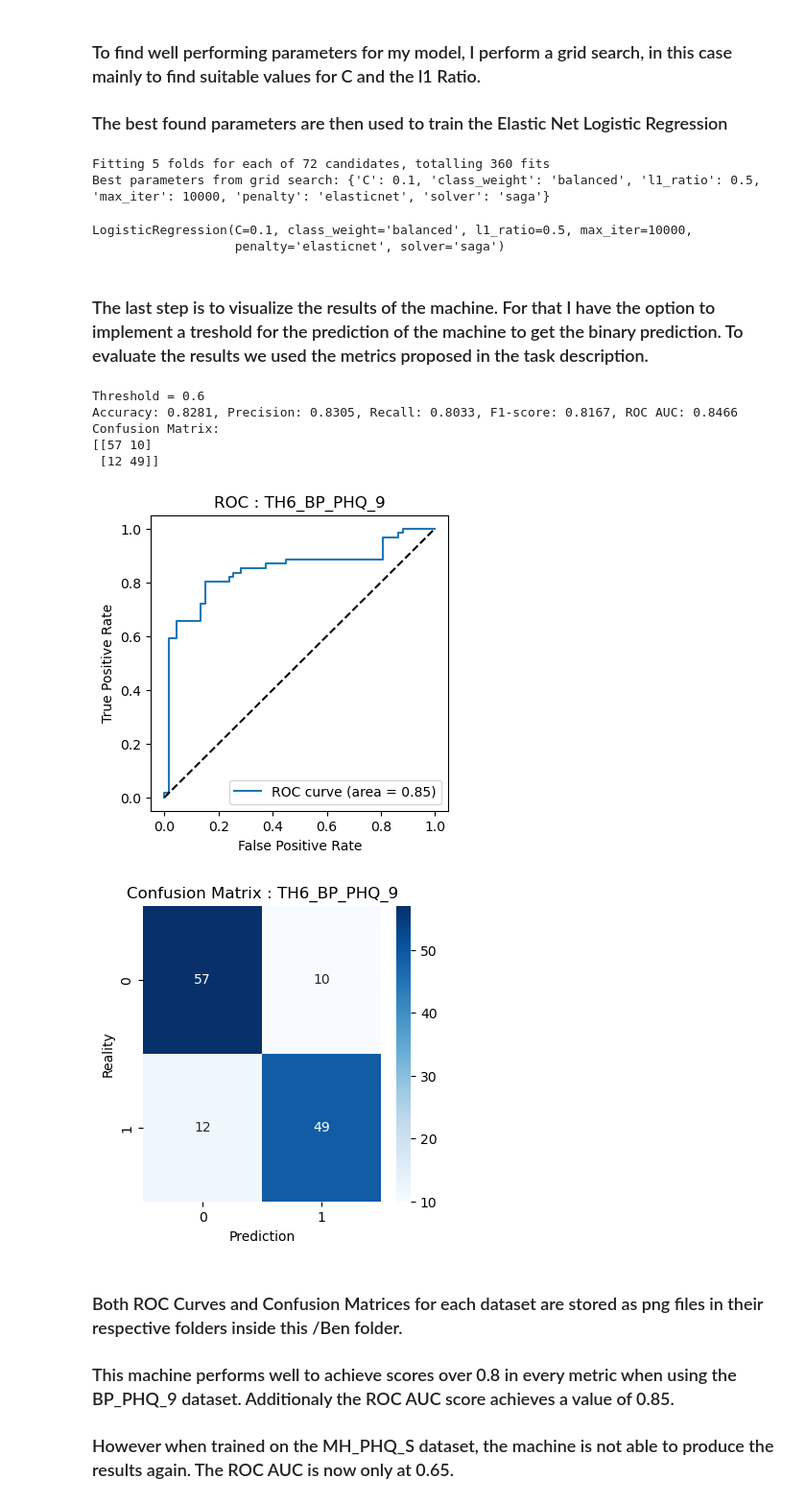
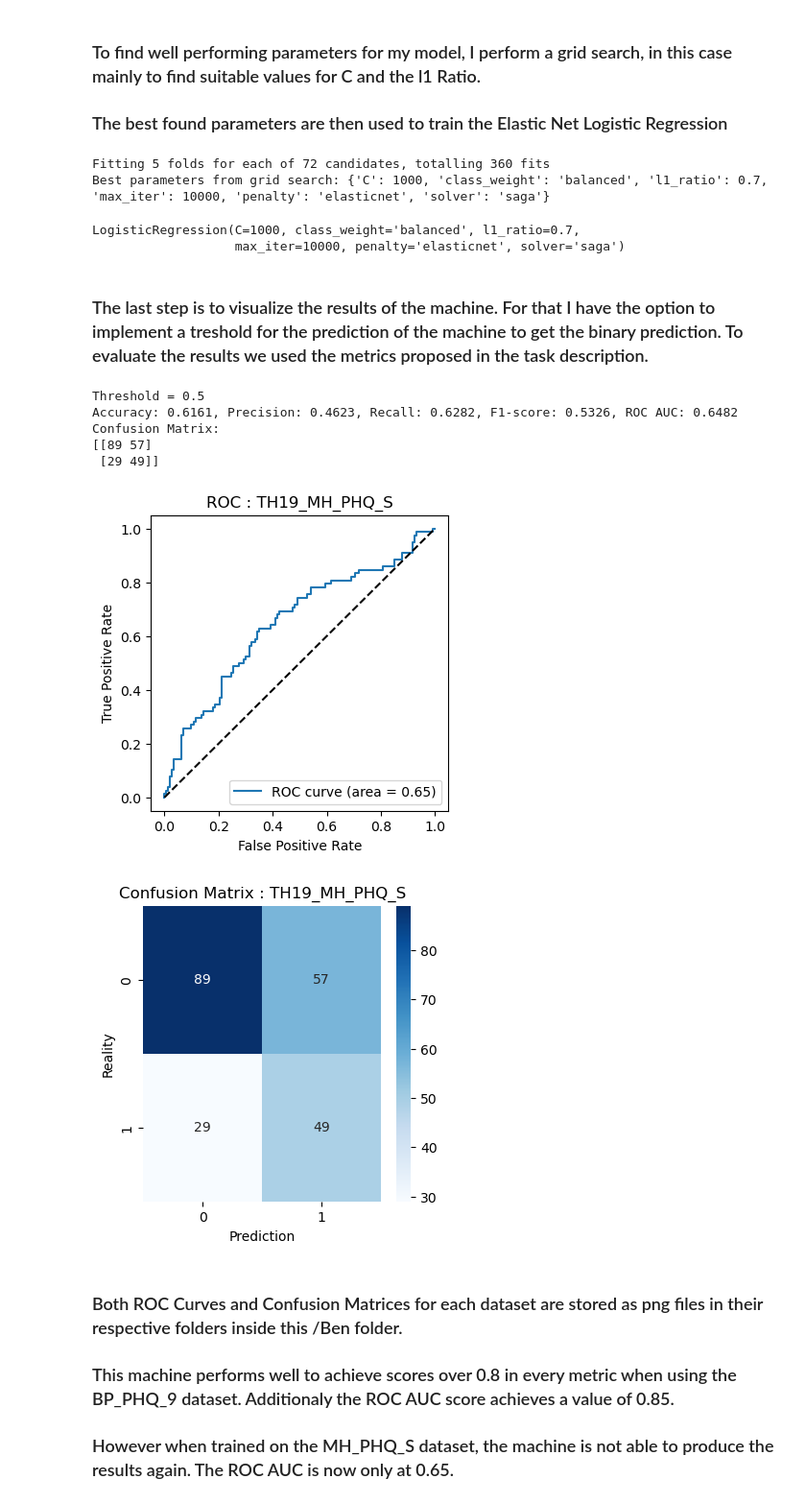
Before and after one commit to tam4x/Depression_Level_Classifier, a Jupyter notebook: Ben/Elastic_Net_Classifier_Notebook.ipynb, the cells around one changed output. Shown at 96% size. Drawn from its saved outputs; the diff is of its cells as text; code cells hidden in the pictures.

```diff
--- a/Ben/Elastic_Net_Classifier_Notebook.ipynb
+++ b/Ben/Elastic_Net_Classifier_Notebook.ipynb
@@ -86,12 +88,12 @@ def extractor(df, threshold=0.9):
 # %%
 # Load the different datasets; always activate only one and change title results accordingly
 
-data = pd.read_csv('/home/jovyan/Depression_Level_Classifier/data/Threshold_6_Operator_-_Depressionfeature_BP_PHQ_9_PercentofDataset_100.csv')
-#data = pd.read_csv('/home/jovyan/Depression_Level_Classifier/data/Threshold_19_Operator_-_Depressionfeature_MH_PHQ_S_PercentofDataset_100.csv')
+#data = pd.read_csv('/home/jovyan/Depression_Level_Classifier/data/Threshold_6_Operator_-_Depressionfeature_BP_PHQ_9_PercentofDataset_100.csv')
+data = pd.read_csv('/home/jovyan/Depression_Level_Classifier/data/Threshold_19_Operator_-_Depressionfeature_MH_PHQ_S_PercentofDataset_100.csv')
 
 #keep track which threshold and version to save results correctly.
-title_results = "TH6_BP_PHQ_9"
-#title_results = "TH19_MH_PHQ_S"
+#title_results = "TH6_BP_PHQ_9"
+title_results = "TH19_MH_PHQ_S"
 
 columns_with_features = [col for col in data.columns if "FEATURE" in col]
 
@@ -182,14 +183,14 @@ logistic_en = LogisticRegression(**best_params_grid)
 logistic_en.fit(X_train, y_train)
 # %% [output]
 Fitting 5 folds for each of 72 candidates, totalling 360 fits
-Best parameters from grid search: {'C': 0.1, 'class_weight': 'balanced', 'l1_ratio': 0.5, 'max_iter': 10000, 'penalty': 'elasticnet', 'solver': 'saga'}
+Best parameters from grid search: {'C': 1000, 'class_weight': 'balanced', 'l1_ratio': 0.7, 'max_iter': 10000, 'penalty': 'elasticnet', 'solver': 'saga'}
-LogisticRegression(C=0.1, class_weight='balanced', l1_ratio=0.5, max_iter=10000,
-                   penalty='elasticnet', solver='saga')
+LogisticRegression(C=1000, class_weight='balanced', l1_ratio=0.7,
+                   max_iter=10000, penalty='elasticnet', solver='saga')
 # %% [markdown]
 ### The last step is to visualize the results of the machine. For that I have the option to implement a treshold for the prediction of the machine to get the binary prediction. To evaluate the results we used the metrics proposed in the task description.
 # %%
 # Comparing different tresholds
-thresholds = [ 0.6]
+thresholds = [ 0.5]
 
 # Evaluate the model for each threshold
 for threshold in thresholds:
@@ -206,39 +207,39 @@ for threshold in thresholds:
 
     # Print results for each threshold
     print(f"Threshold = {threshold}")
     print(f"Accuracy: {accuracy:.4f}, Precision: {precision:.4f}, Recall: {recall:.4f}, F1-score: {f1:.4f}, ROC AUC: {roc_auc:.4f}")
     print("Confusion Matrix:")
     print(confusion_matrix(y_test, y_pred))
     print()
 
     # ROC
     plt.figure(figsize=(4, 4))
     fpr, tpr, thresholds = roc_curve(y_test, y_pred_prob)
     plt.plot(fpr, tpr, label=f'ROC curve (area = {roc_auc_score(y_test, y_pred_prob):.2f})')
     plt.plot([0, 1], [0, 1], 'k--')
     plt.title(f'ROC : {title_results}')
     plt.xlabel('False Positive Rate')
     plt.ylabel('True Positive Rate')
     plt.legend(loc="lower right")
     #plt.savefig(f'ROC/ROC_Elastic_Net_Classifier_{title_results}.png')
     plt.show()
 
     # confusion matrix
     plt.figure(figsize=(4, 4))
     sns.heatmap(confusion_matrix(y_test, y_pred), annot=True, fmt='d', cmap='Blues')
     plt.title(f'Confusion Matrix : {title_results}')
     plt.xlabel('Prediction')
     plt.ylabel('Reality')
     #plt.savefig(f'Confusion_Matrix/Conf_Elastic_Net_Classifier_{title_results}.png')
     plt.show()
 # %% [output]
-Threshold = 0.6
-Accuracy: 0.8281, Precision: 0.8305, Recall: 0.8033, F1-score: 0.8167, ROC AUC: 0.8466
+Threshold = 0.5
+Accuracy: 0.6161, Precision: 0.4623, Recall: 0.6282, F1-score: 0.5326, ROC AUC: 0.6482
 Confusion Matrix:
-[[57 10]
- [12 49]]
+[[89 57]
+ [29 49]]
-[figure, old version]
+[figure, new version]
-[figure, old version]
+[figure, new version]
 # %% [markdown]
 ### Both ROC Curves and Confusion Matrices for each dataset are stored as png files in their respective folders inside this /Ben folder.
 
```
Also changed, not shown: parts of 4 cells of this notebook, 2 other files.
